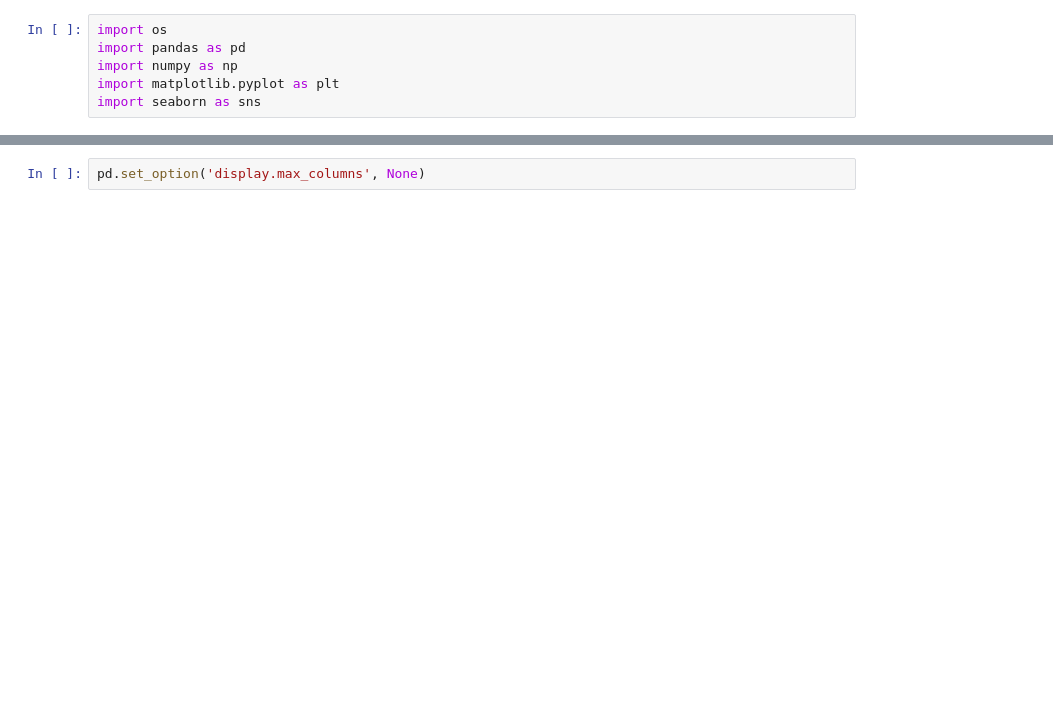
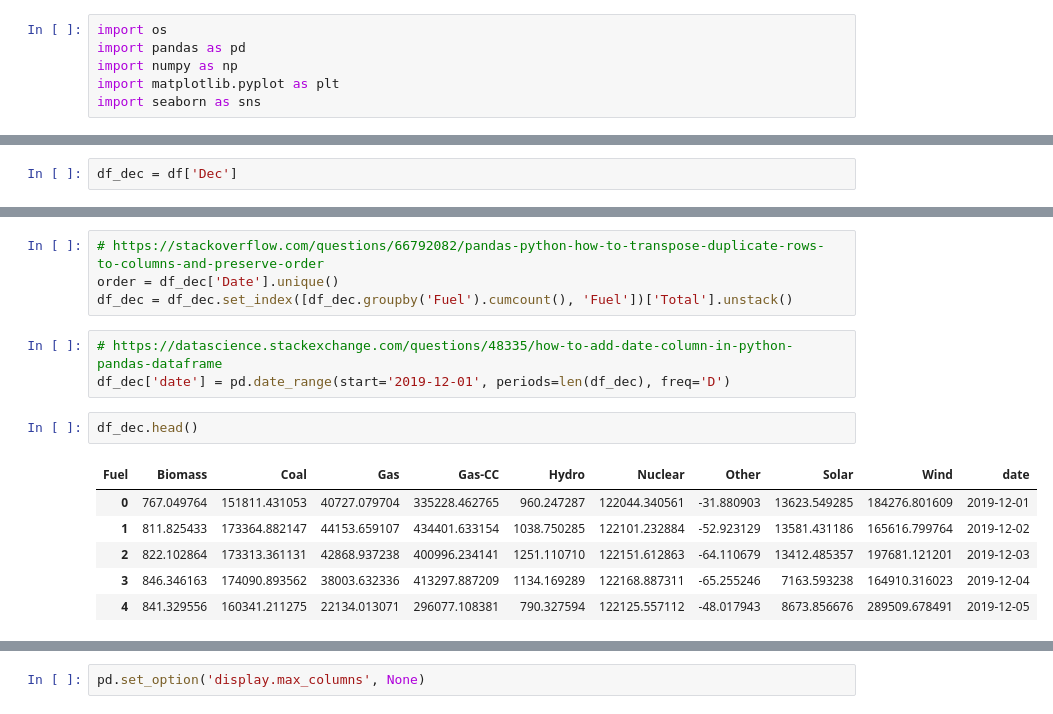
Before and after one commit to akr2293/Texas-Electricity-Forecasting, a Jupyter notebook: notebooks/01_cleaning.ipynb, the cells around one changed output, grey strips where cells are left out. Saved outputs shown, nothing was run; the diff lists cells and outputs as text; blank space fills up the shorter version.

```diff
--- a/notebooks/01_cleaning.ipynb
+++ b/notebooks/01_cleaning.ipynb
@@ -28,0 +13,2 @@ df['Dec15']
+# %%
+df_dec = df['Dec']
@@ -28,0 +26,16 @@ df['Dec15']
+# %%
+# https://stackoverflow.com/questions/66792082/pandas-python-how-to-transpose-duplicate-rows-to-columns-and-preserve-order
+order = df_dec['Date'].unique()
+df_dec = df_dec.set_index([df_dec.groupby('Fuel').cumcount(), 'Fuel'])['Total'].unstack()
+# %%
+# https://datascience.stackexchange.com/questions/48335/how-to-add-date-column-in-python-pandas-dataframe
+df_dec['date'] = pd.date_range(start='2019-12-01', periods=len(df_dec), freq='D')
+# %%
+df_dec.head()
+# %% [output]
+| Fuel | Biomass | Coal | Gas | Gas-CC | Hydro | Nuclear | Other | Solar | Wind | date |
+| 0 | 767.049764 | 151811.431053 | 40727.079704 | 335228.462765 | 960.247287 | 122044.340561 | -31.880903 | 13623.549285 | 184276.801609 | 2019-12-01 |
+| 1 | 811.825433 | 173364.882147 | 44153.659107 | 434401.633154 | 1038.750285 | 122101.232884 | -52.923129 | 13581.431186 | 165616.799764 | 2019-12-02 |
+| 2 | 822.102864 | 173313.361131 | 42868.937238 | 400996.234141 | 1251.110710 | 122151.612863 | -64.110679 | 13412.485357 | 197681.121201 | 2019-12-03 |
+| 3 | 846.346163 | 174090.893562 | 38003.632336 | 413297.887209 | 1134.169289 | 122168.887311 | -65.255246 | 7163.593238 | 164910.316023 | 2019-12-04 |
+| 4 | 841.329556 | 160341.211275 | 22134.013071 | 296077.108381 | 790.327594 | 122125.557112 | -48.017943 | 8673.856676 | 289509.678491 | 2019-12-05 |
```
Also changed, not shown: parts of 22 cells of this notebook, 31 other files.
